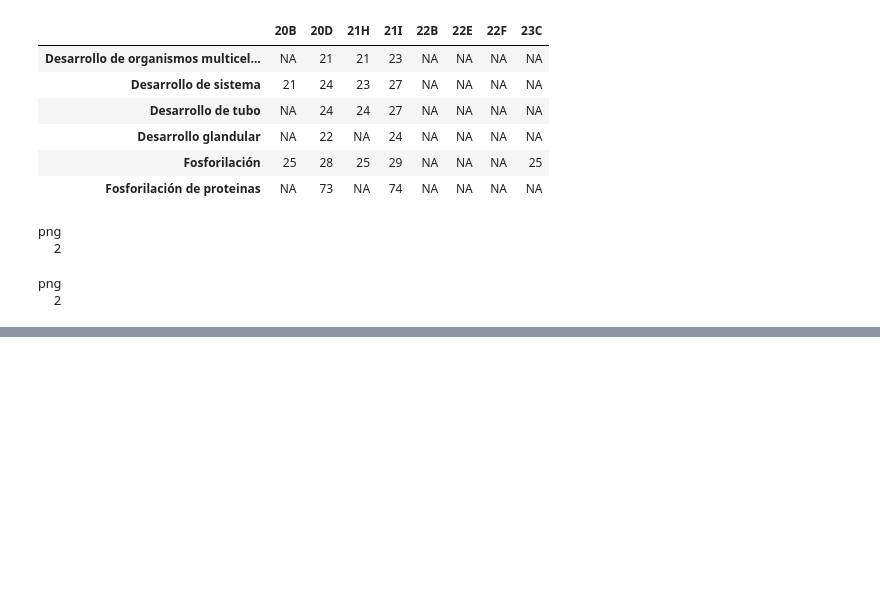
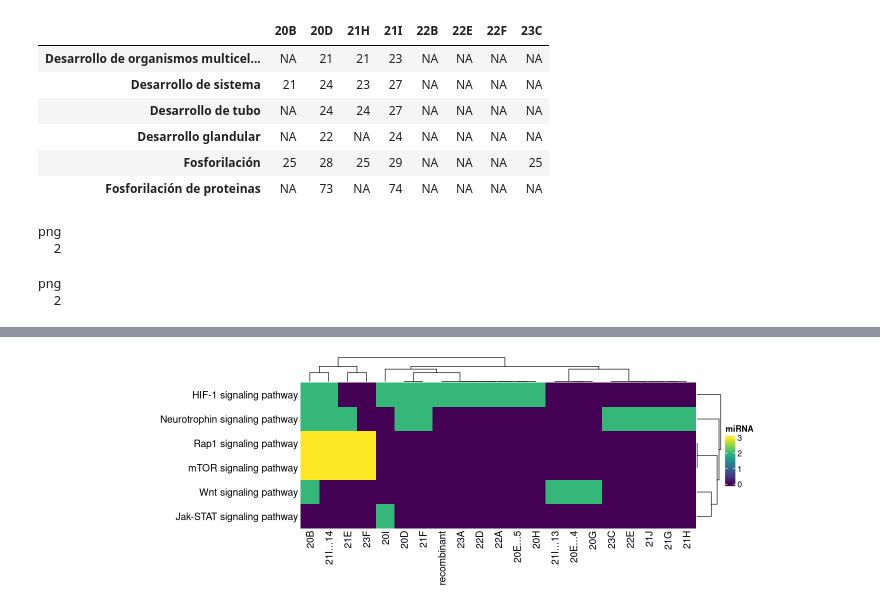
Before and after one commit to FerAmbriz/SelectionPatternsSARSCoV2, a Jupyter notebook: scr/16_plot_Pathways.ipynb, the cells around one changed output, grey strips where cells are left out. Saved outputs shown, nothing was run; the diff lists cells and outputs as text; code cells hidden in the pictures; blank space fills up the shorter version.

Commit message:
Globals corrections pathways to kegg

```diff
--- a/scr/16_plot_Pathways.ipynb
+++ b/scr/16_plot_Pathways.ipynb
@@ -283,0 +298,11 @@ draw(htv5 + htv3, padding = unit(c(2, 40, 2, 2), "mm"))
+# %%
+mat_v5[is.na(mat_v5)] <- 0
+mat_v3[is.na(mat_v3)] <- 0
+# %%
+options(repr.plot.width = 12, repr.plot.height = 4)
+#pdf("../../Plots/HeatmapVariants5_outliers_kegg.pdf", width = 12, height = 4)
+htv <- Heatmap(mat_v5, col = viridis(10), name = 'miRNA', row_names_side = "left", row_dend_side = "right")
+draw(htv, padding = unit(c(2, 50, 2, 2), "mm"))
+#dev.off()
+# %% [output]
+[figure, added]
```
Also changed, not shown: parts of 9 cells of this notebook, 12 other files.
